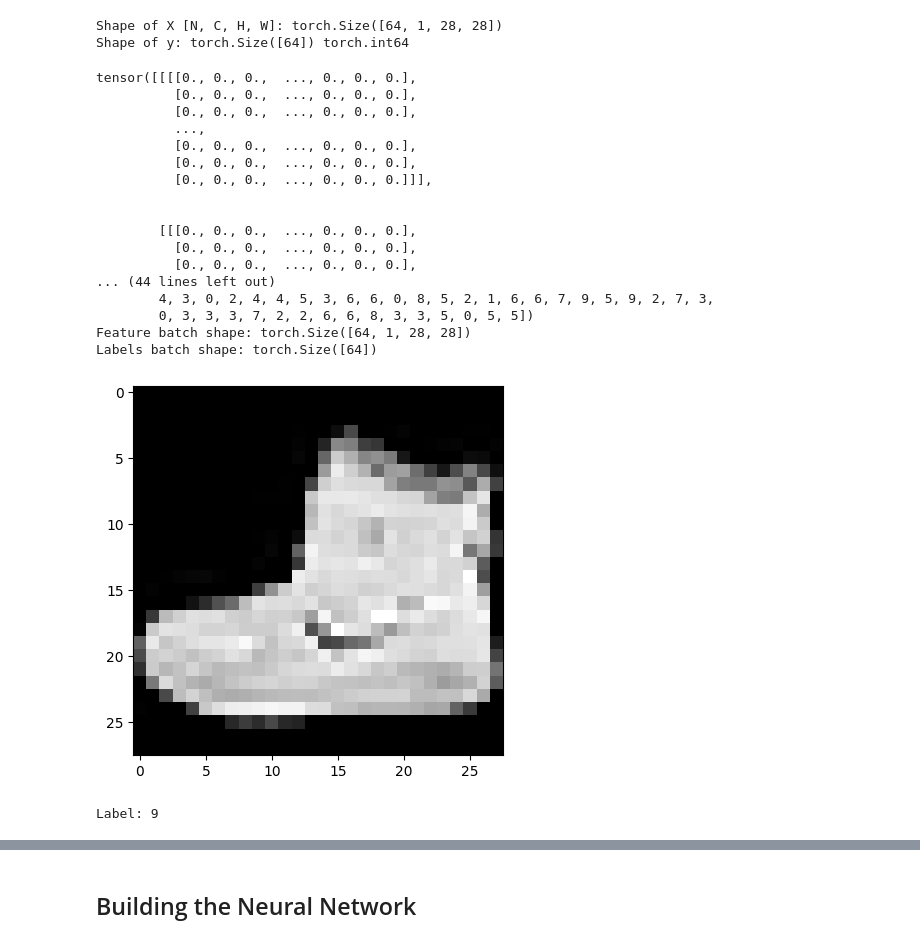
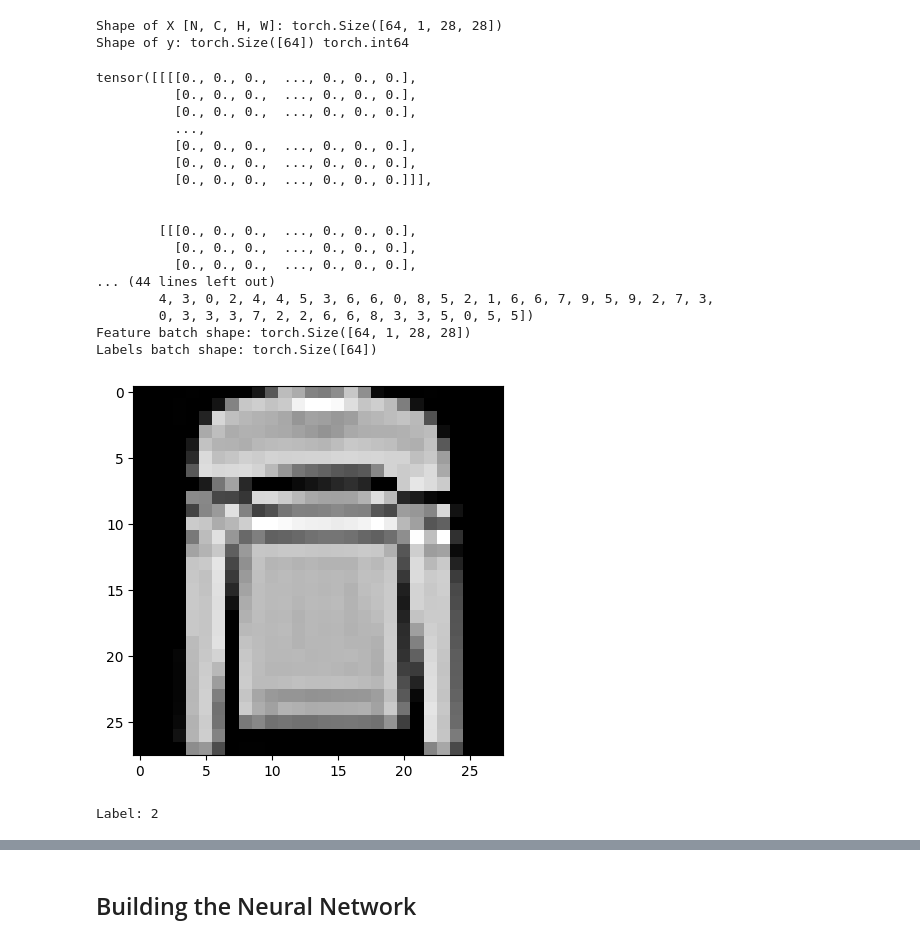
Before and after one commit to rsaran-BioAI/AGILE, a Jupyter notebook: FashionMNIST_VAE.ipynb, the cells around one changed output, grey strips where cells are left out. Cells and saved outputs as stored; diff of their text form; code cells hidden in the pictures.

```diff
--- a/FashionMNIST_VAE.ipynb
+++ b/FashionMNIST_VAE.ipynb
@@ -92,35 +108,35 @@ Shape of X [N, C, H, W]: torch.Size([64, 1, 28, 28])
 Shape of y: torch.Size([64]) torch.int64
 # %%
 # Each iteration below returns a batch of train_features and train_labels (containing batch_size=64 features and labels respectively).
-#Because we specified shuffle=True, after we iterate over all batches the data is shuffled (for finer-grained control over the data loading order, take a look at Samplers).
+# Because we specified shuffle=True, after we iterate over all batches the data is shuffled (for finer-grained control over the data loading order, take a look at Samplers).
 
 train_features, train_labels = next(iter(train_dataloader)) # This means that 'DataLoader' function returns two values: train_features and train_labels
 print(train_features)
 print(train_labels)
 print(f"Feature batch shape: {train_features.size()}")
 print(f"Labels batch shape: {train_labels.size()}")
-img = train_features[0].squeeze()
-label = train_labels[0]
+img = train_features[5].squeeze()
+label = train_labels[5]
 plt.imshow(img, cmap="gray")
 plt.show()
 print(f"Label: {label}")
 # %% [output]
 tensor([[[[0., 0., 0.,  ..., 0., 0., 0.],
           [0., 0., 0.,  ..., 0., 0., 0.],
           [0., 0., 0.,  ..., 0., 0., 0.],
           ...,
           [0., 0., 0.,  ..., 0., 0., 0.],
           [0., 0., 0.,  ..., 0., 0., 0.],
           [0., 0., 0.,  ..., 0., 0., 0.]]],
 
 
         [[[0., 0., 0.,  ..., 0., 0., 0.],
           [0., 0., 0.,  ..., 0., 0., 0.],
           [0., 0., 0.,  ..., 0., 0., 0.],
 ... (44 lines left out)
         4, 3, 0, 2, 4, 4, 5, 3, 6, 6, 0, 8, 5, 2, 1, 6, 6, 7, 9, 5, 9, 2, 7, 3,
         0, 3, 3, 3, 7, 2, 2, 6, 6, 8, 3, 3, 5, 0, 5, 5])
 Feature batch shape: torch.Size([64, 1, 28, 28])
 Labels batch shape: torch.Size([64])
-[figure, old version]
+[figure, new version]
-Label: 9
+Label: 2
```
Also changed, not shown: parts of 13 cells of this notebook.
